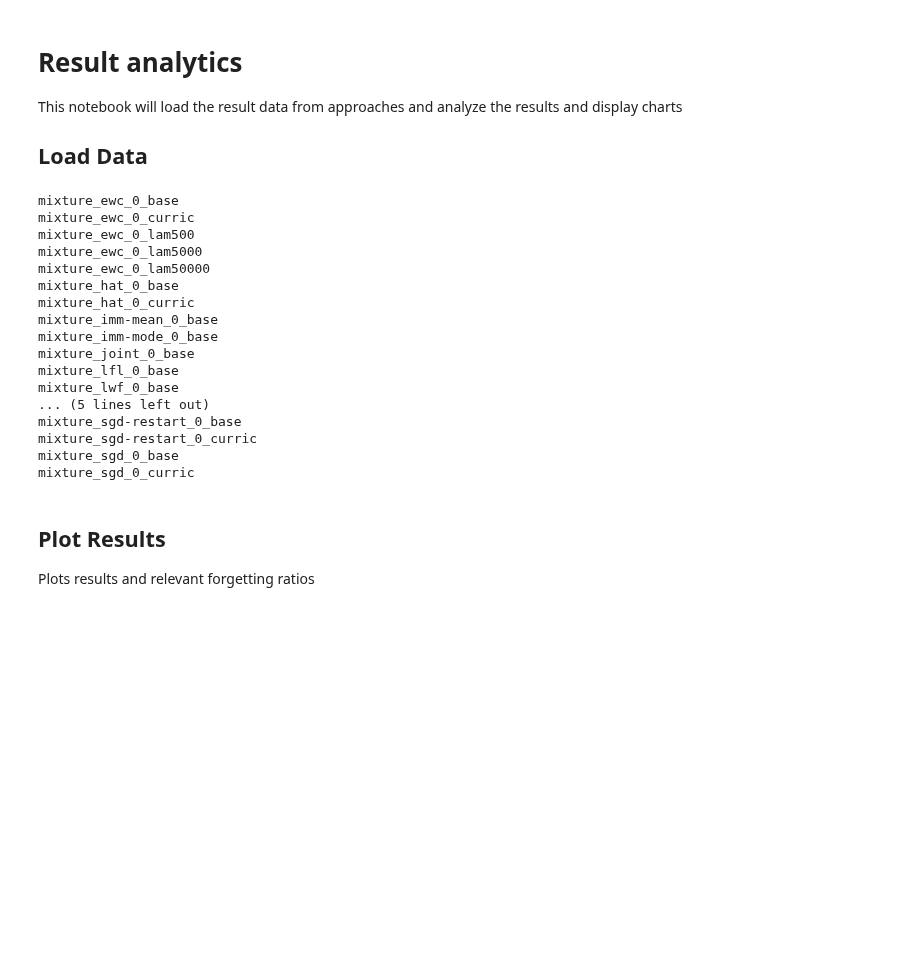
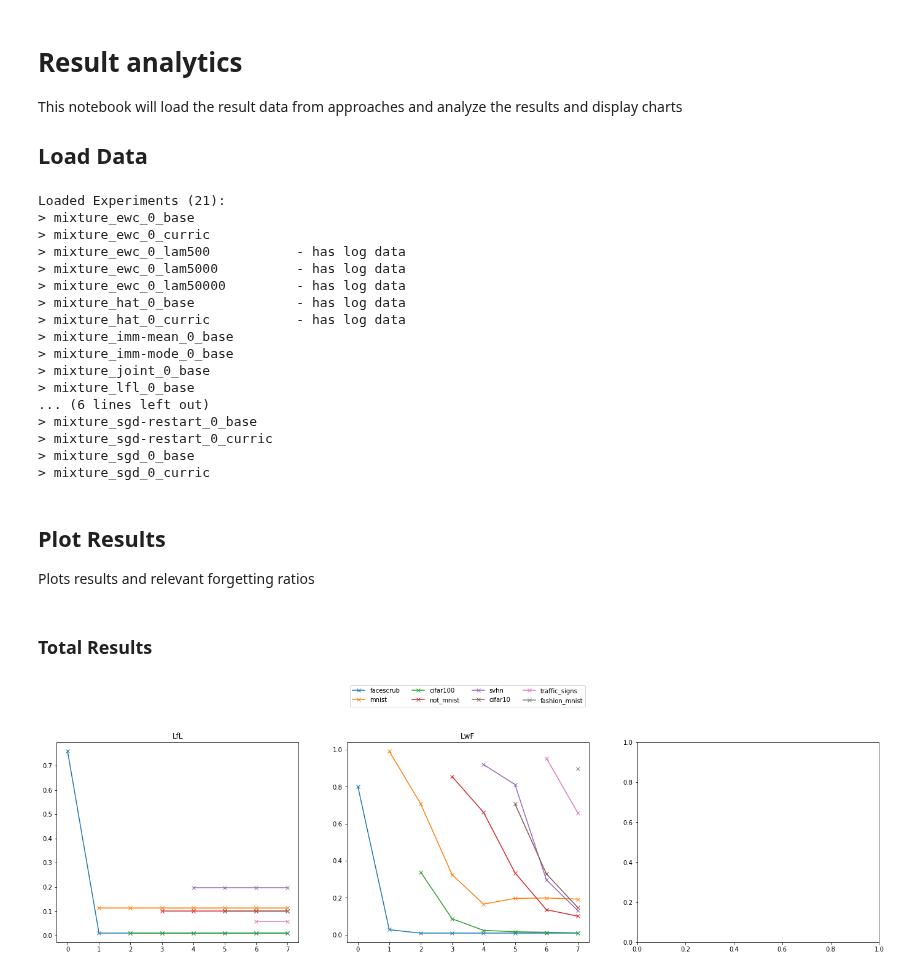
Before and after one commit to felixnext/dwa, a Jupyter notebook: plot_results.ipynb, the cells around one changed output. Cells and saved outputs as stored; diff of their text form; code cells hidden in the pictures; blank space fills up the shorter version.

```diff
--- a/plot_results.ipynb
+++ b/plot_results.ipynb
@@ -14,42 +15,48 @@ from glob import glob
 
 folder = "/data/research/dwa"
 # %%
-# load results
-results = {}
-for file in glob(os.path.join(folder, "*.txt")):
-    exp_name = os.path.splitext(os.path.basename(file))[0]
-    results[exp_name] = np.loadtxt(file)
-
 # load logs
 logs = {}
+task_names = None
 folder = "/results/res"  # DEBUG: stored in diff folder currently
 for file in glob(os.path.join(folder, "*.gzip")):
     exp_name = os.path.splitext(os.path.splitext(os.path.basename(file))[0])[0]
     with gzip.open(file, 'rb') as log_file:
         log = pickle.load(log_file)
     logs[exp_name] = log
+    if task_names is None:
+        task_names = log["task_name"]
+if task_names is None:
+    task_names = dict((i, "task {}".format(i+1)) for i in range(100))
+
+# load results
+results = {}
+for file in glob(os.path.join(folder, "*.txt")):
+    exp_name = os.path.splitext(os.path.basename(file))[0]
+    results[exp_name] = pd.DataFrame(np.loadtxt(file)).rename(columns=task_names)
 # %%
 # show loaded experiments
+print("Loaded Experiments ({}):".format(len(results)))
 for exp in results:
-    print(exp)
+    print("> {:30}{}".format(exp, " - has log data" if exp in logs else ""))
 # %% [output]
-mixture_ewc_0_base
-mixture_ewc_0_curric
-mixture_ewc_0_lam500
-mixture_ewc_0_lam5000
-mixture_ewc_0_lam50000
-mixture_hat_0_base
-mixture_hat_0_curric
-mixture_imm-mean_0_base
-mixture_imm-mode_0_base
-mixture_joint_0_base
-mixture_lfl_0_base
-mixture_lwf_0_base
-... (5 lines left out)
-mixture_sgd-restart_0_base
-mixture_sgd-restart_0_curric
-mixture_sgd_0_base
-mixture_sgd_0_curric
+Loaded Experiments (21):
+> mixture_ewc_0_base
+> mixture_ewc_0_curric
+> mixture_ewc_0_lam500           - has log data
+> mixture_ewc_0_lam5000          - has log data
+> mixture_ewc_0_lam50000         - has log data
+> mixture_hat_0_base             - has log data
+> mixture_hat_0_curric           - has log data
+> mixture_imm-mean_0_base
+> mixture_imm-mode_0_base
+> mixture_joint_0_base
+> mixture_lfl_0_base
+... (6 lines left out)
+> mixture_sgd-restart_0_base
+> mixture_sgd-restart_0_curric
+> mixture_sgd_0_base
+> mixture_sgd_0_curric
 # %% [markdown]
 ## Plot Results
 
@@ -57,7 +64,8 @@ Plots results and relevant forgetting ratios
 # %%
 # define a name map (defines which objects should be loaded)
 exp_map = {
-    "mixture_lfl_0_base": "LfL"
+    "mixture_lfl_0_base": "LfL",
+    "mixture_lwf_0_base": "LwF"
 }
 # alternative: pass all names as is (debug)
 exp_map = dict(zip(results.keys(), results.keys()))
@@ -65,0 +72,20 @@ exp_map = dict(zip(results.keys(), results.keys()))
+# %% [markdown]
+### Total Results
+# %%
+# Plot outcomes
+rows = 3
+cols = int(np.ceil(len(exp_map) / rows))
+fig, axs = plt.subplots(cols, rows, figsize=(8 * rows, 6 * cols))
+pos = 0
+fltaxs = axs.flatten()
+for exp in exp_map:
+    ax = fltaxs[pos]
+    pos += 1
+
+    results[exp].replace(0, np.NaN).plot.line(marker="x", title=exp_map[exp], ax=ax, legend=None)
+
+# generate labels and plot
+fltaxs[min(rows // 2, len(exp_map) -1)].legend(loc='upper center', bbox_to_anchor=(0.5, 1.3), ncol=4)
+plt.show()
+# %% [output]
+[figure, added]
```
Also changed, not shown: parts of 6 cells of this notebook, 14 other files.
